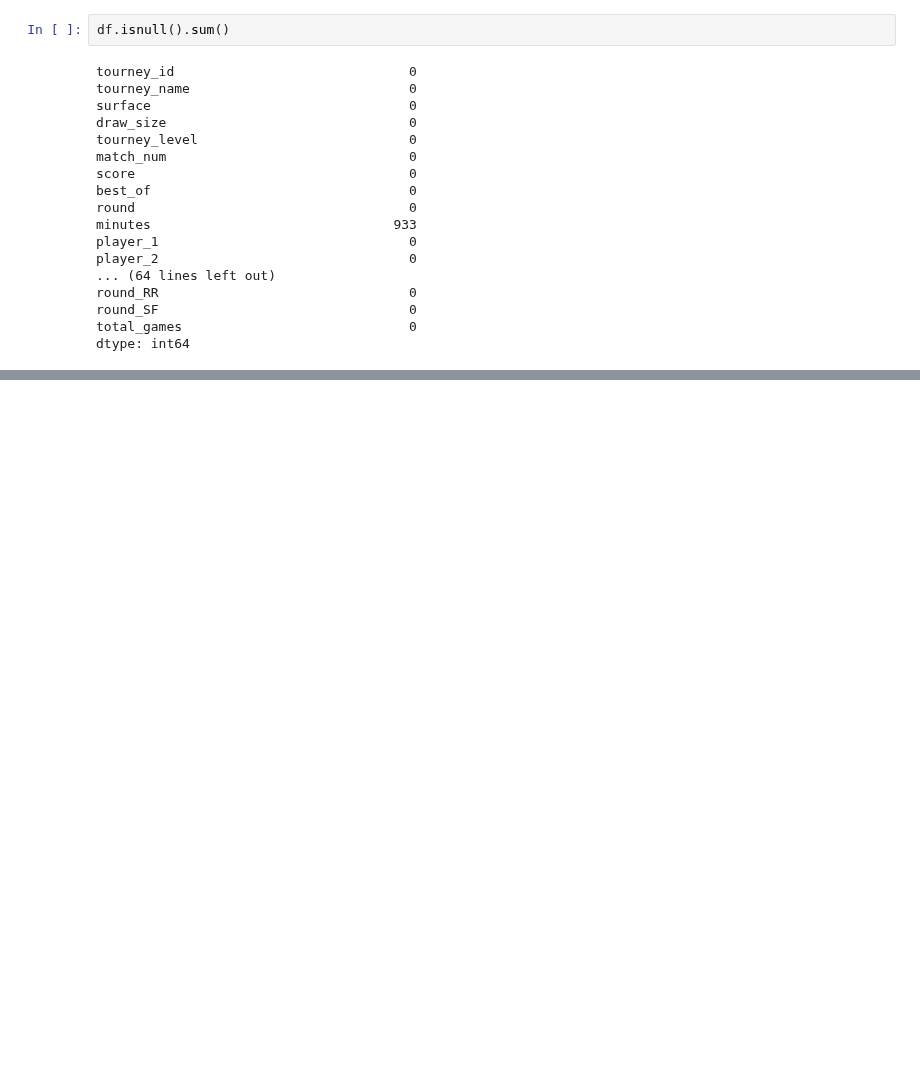
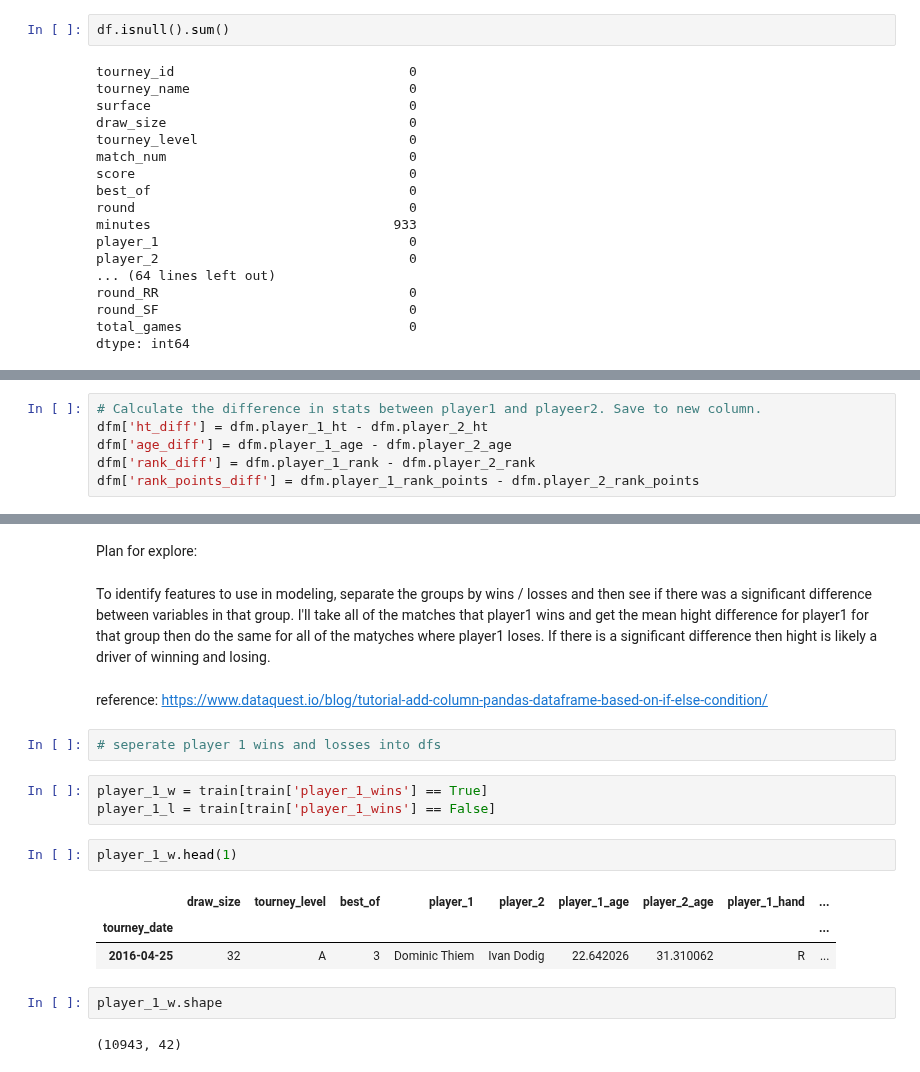
Before and after one commit to Racket-Science/Tennis-Match-Predictions, a Jupyter notebook: Notebooks/Whitaker_Working_Notebook.ipynb, the cells around one changed output, grey strips where cells are left out. Cells and saved outputs as stored; diff of their text form; blank space fills up the shorter version.

```diff
--- a/Notebooks/Whitaker_Working_Notebook.ipynb
+++ b/Notebooks/Whitaker_Working_Notebook.ipynb
@@ -393,0 +342,6 @@ To identify features to use in modeling, separate the groups by wins / losses an
+# %%
+# Calculate the difference in stats between player1 and playeer2. Save to new column.
+dfm['ht_diff'] = dfm.player_1_ht - dfm.player_2_ht
+dfm['age_diff'] = dfm.player_1_age - dfm.player_2_age
+dfm['rank_diff'] = dfm.player_1_rank - dfm.player_2_rank
+dfm['rank_points_diff'] = dfm.player_1_rank_points - dfm.player_2_rank_points
@@ -393,0 +393,22 @@ To identify features to use in modeling, separate the groups by wins / losses an
+# %% [markdown]
+Plan for explore:
+# %% [markdown]
+To identify features to use in modeling, separate the groups by wins / losses and then see if there was a significant difference between variables in that group. I'll take all of the matches that player1 wins and get the mean hight difference for player1 for that group then do the same for all of the matyches where player1 loses. If there is a significant difference then hight is likely a driver of winning and losing.
+# %% [markdown]
+reference:
+https://www.dataquest.io/blog/tutorial-add-column-pandas-dataframe-based-on-if-else-condition/
+# %%
+# seperate player 1 wins and losses into dfs
+# %%
+player_1_w = train[train['player_1_wins'] == True]
+player_1_l = train[train['player_1_wins'] == False]
+# %%
+player_1_w.head(1)
+# %% [output]
+|  | draw_size | tourney_level | best_of | player_1 | player_2 | player_1_age | player_2_age | player_1_hand | ... |
+| tourney_date |  |  |  |  |  |  |  |  | ... |
+| 2016-04-25 | 32 | A | 3 | Dominic Thiem | Ivan Dodig | 22.642026 | 31.310062 | R | ... |
+# %%
+player_1_w.shape
+# %% [output]
+(10943, 42)
```
Also changed, not shown: parts of 35 cells of this notebook.
